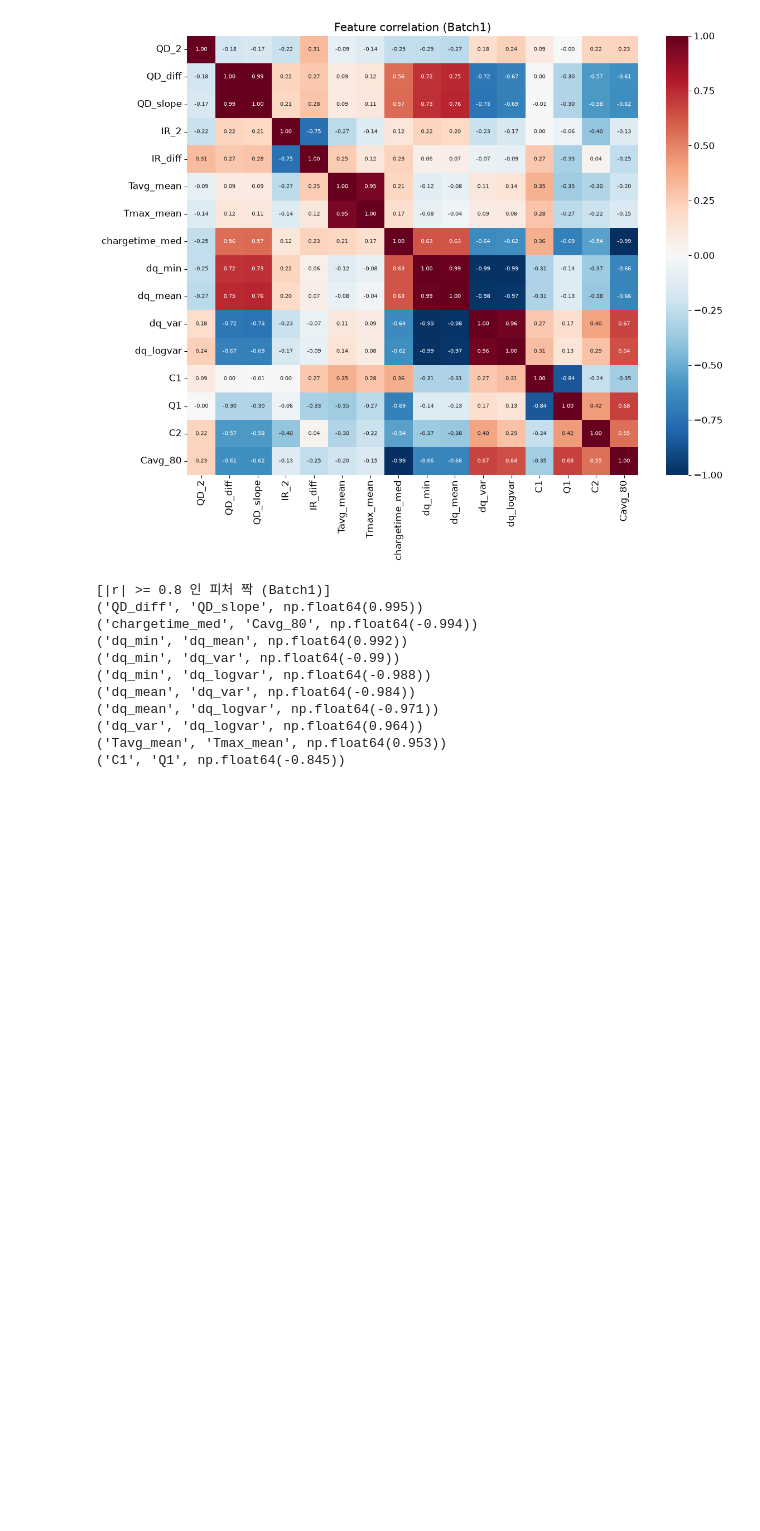
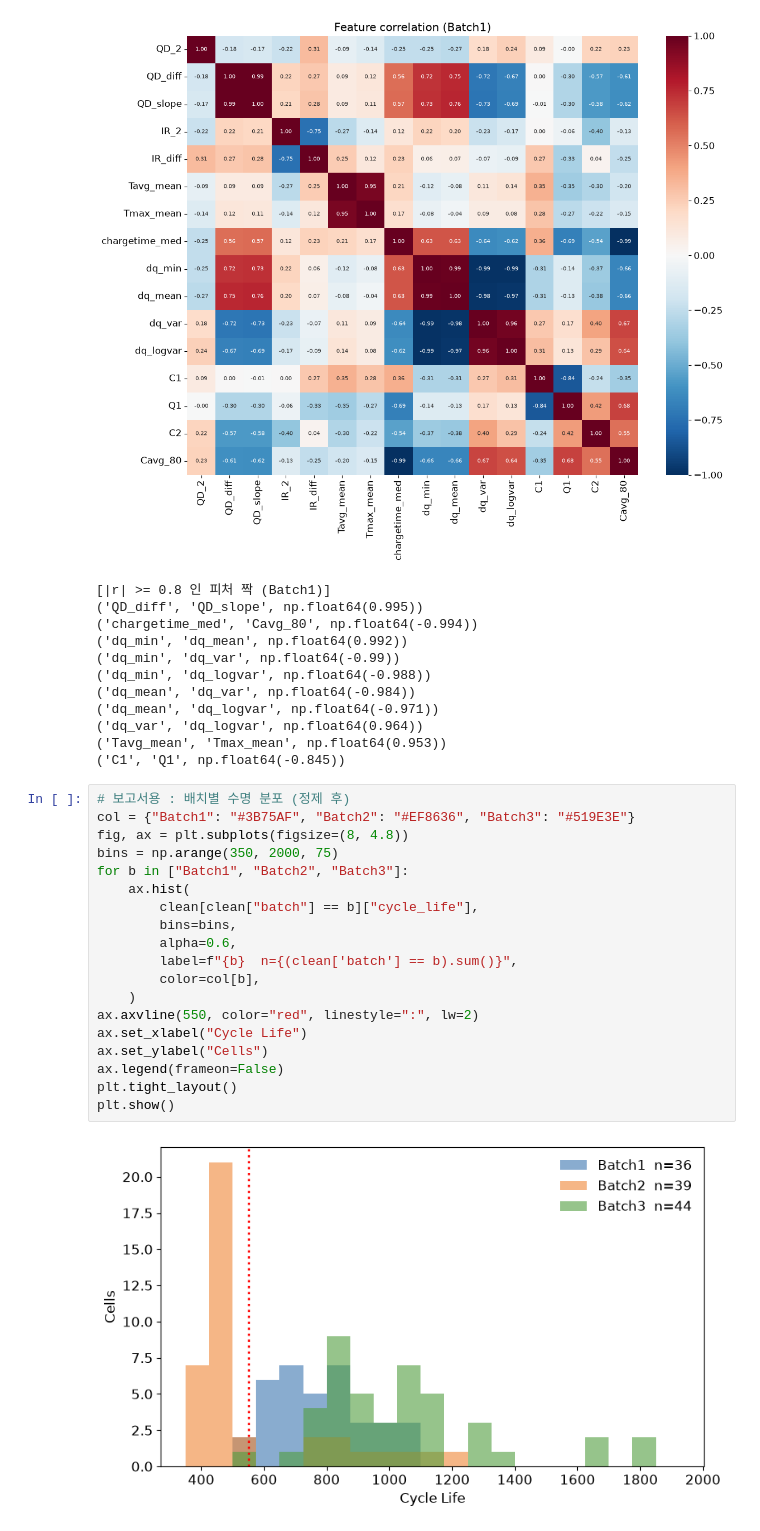
Before and after one commit to horang-ro/ess-battery-project, a Jupyter notebook: notebooks/01_EDA.ipynb, the cells around one changed output. Saved outputs shown, nothing was run; the diff lists cells and outputs as text; blank space fills up the shorter version.

```diff
--- a/notebooks/01_EDA.ipynb
+++ b/notebooks/01_EDA.ipynb
@@ -1256,3 +1258,24 @@ IR_2                    0.116    -0.472
 ('dq_var', 'dq_logvar', np.float64(0.964))
 ('Tavg_mean', 'Tmax_mean', np.float64(0.953))
 ('C1', 'Q1', np.float64(-0.845))
+# %%
+# 보고서용 : 배치별 수명 분포 (정제 후)
+col = {"Batch1": "#3B75AF", "Batch2": "#EF8636", "Batch3": "#519E3E"}
+fig, ax = plt.subplots(figsize=(8, 4.8))
+bins = np.arange(350, 2000, 75)
+for b in ["Batch1", "Batch2", "Batch3"]:
+    ax.hist(
+        clean[clean["batch"] == b]["cycle_life"],
+        bins=bins,
+        alpha=0.6,
+        label=f"{b}  n={(clean['batch'] == b).sum()}",
+        color=col[b],
+    )
+ax.axvline(550, color="red", linestyle=":", lw=2)
+ax.set_xlabel("Cycle Life")
+ax.set_ylabel("Cells")
+ax.legend(frameon=False)
+plt.tight_layout()
+plt.show()
+# %% [output]
+[figure, added]
```
Also changed, not shown: parts of 4 cells of this notebook, 9 other files.
